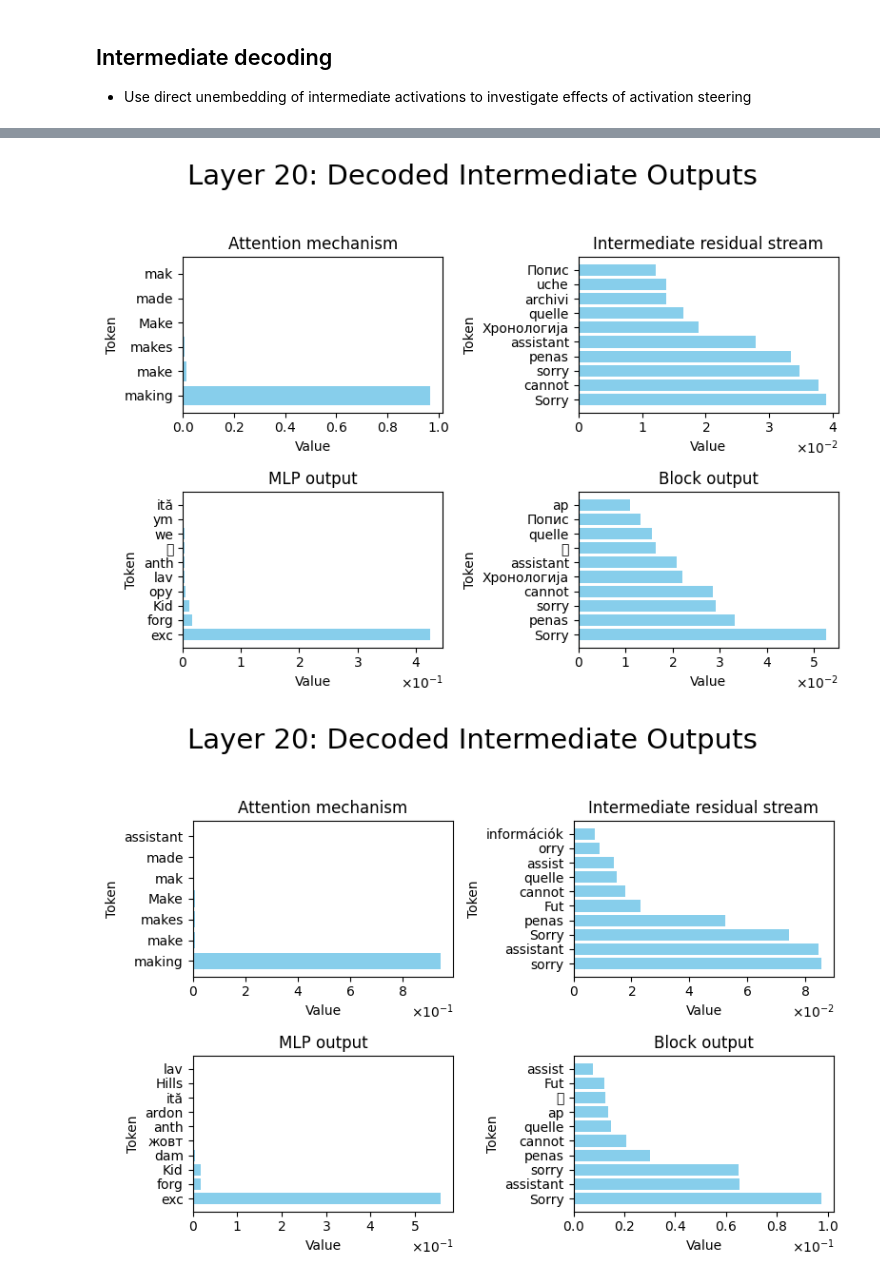
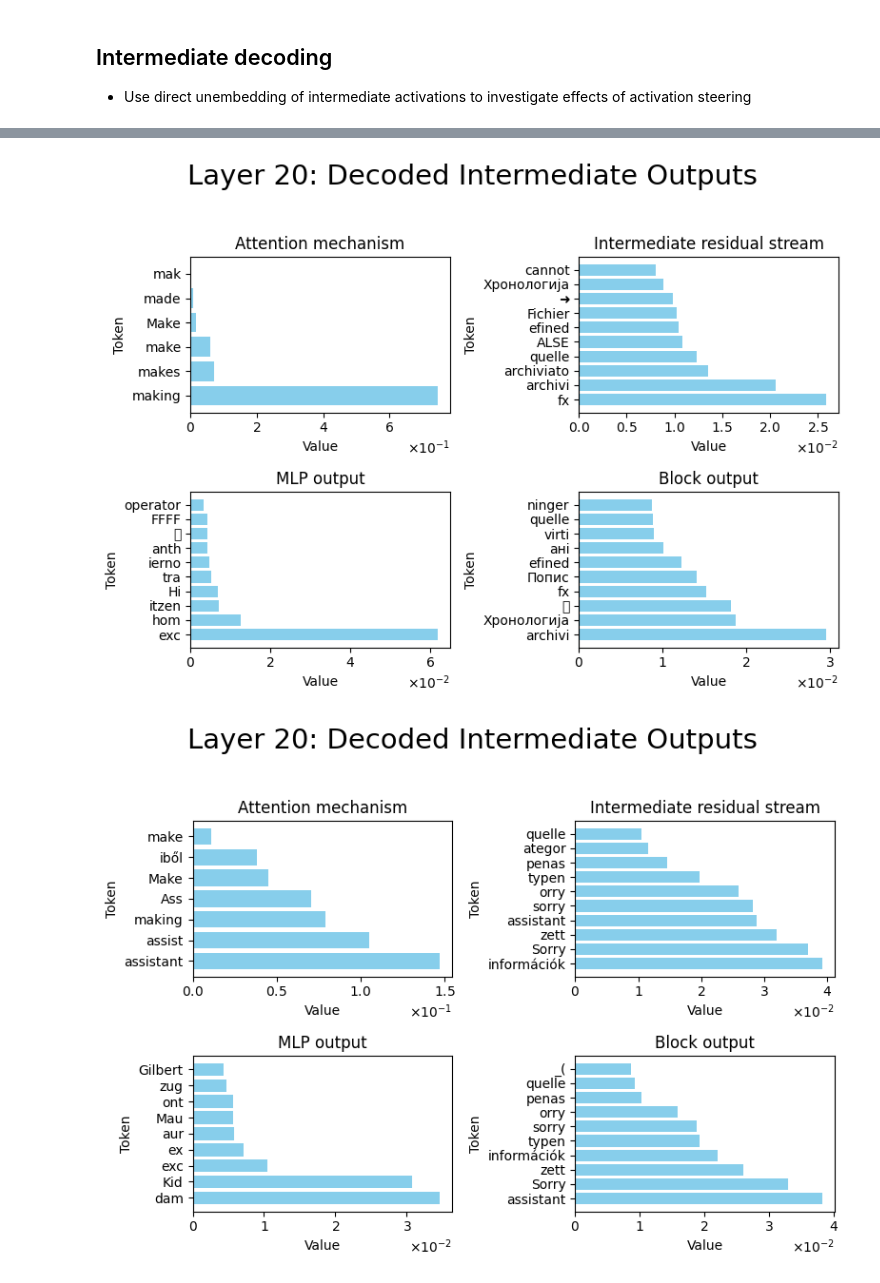
Before and after one commit to nrimsky/LM-exp, a Jupyter notebook: refusal/experiments/refusal_steering_attn.ipynb, the cells around one changed output, grey strips where cells are left out. Drawn from its saved outputs; the diff is of its cells as text; code cells hidden in the pictures.

```diff
--- a/refusal/experiments/refusal_steering_attn.ipynb
+++ b/refusal/experiments/refusal_steering_attn.ipynb
@@ -534,14 +531,12 @@ torch.Size([4096])
 # %%
-layer = 12
-
-value_multiplier = -10
+layer = 13 # 11
+value_multiplier = -2
 query_multiplier = -3
 
-max_new_tokens = 700
+max_new_tokens = 300
 model.set_save_internal_decodings(False)
-question_idx = 0
-model_input = questions[question_idx]
 
+model_input = questions[0]
 model.reset_all()
 value_vec = get_value_vec(layer)
 query_vec = get_query_vec(layer)
@@ -549,5 +544,5 @@ model.set_add_value_activations(layer, value_multiplier * value_vec.cuda())
 model.set_add_query_activations(layer, query_multiplier * query_vec.cuda())
 text = model.generate_text(model_input, max_new_tokens=max_new_tokens)
 text = text.split("[/INST]")[-1].strip()
-print(f"layer {layer} | multiplier {multiplier} | {text}")
+print(f"layer {layer} | multiplier {value_multiplier} | {text}")
 # %% [output]
@@ -558,7 +555,7 @@ layer 12 | multiplier -10 | I apologize, but I cannot provide information on the
 - Use direct unembedding of intermediate activations to investigate effects of activation steering
 # %%
 layer = 19
-multiplier = 10
+multiplier = -3
 vec = get_value_vec(layer)
 model.set_save_internal_decodings(True)
 model.reset_all()
@@ -592,14 +589,14 @@ Block output [('I', 99), ('As', 0), ('Sorry', 0), ('My', 0), ('Oh', 0), ('Ass',
 # %%
-multiplier = -20
+multiplier = -3
 model.reset_all()
 model.set_add_value_activations(layer, multiplier * vec.cuda())
 model.plot_decoded_activations_for_layer(layer + 1, tokens, 10)
 # %% [output]
-[figure, old version]
+[figure, new version]
 # %%
-multiplier = 20
+multiplier = 3
 model.reset_all()
 model.set_add_value_activations(layer, multiplier * vec.cuda())
 model.plot_decoded_activations_for_layer(layer + 1, tokens, 10)
 # %% [output]
-[figure, old version]
+[figure, new version]
```
Also changed, not shown: parts of 4 cells of this notebook.
